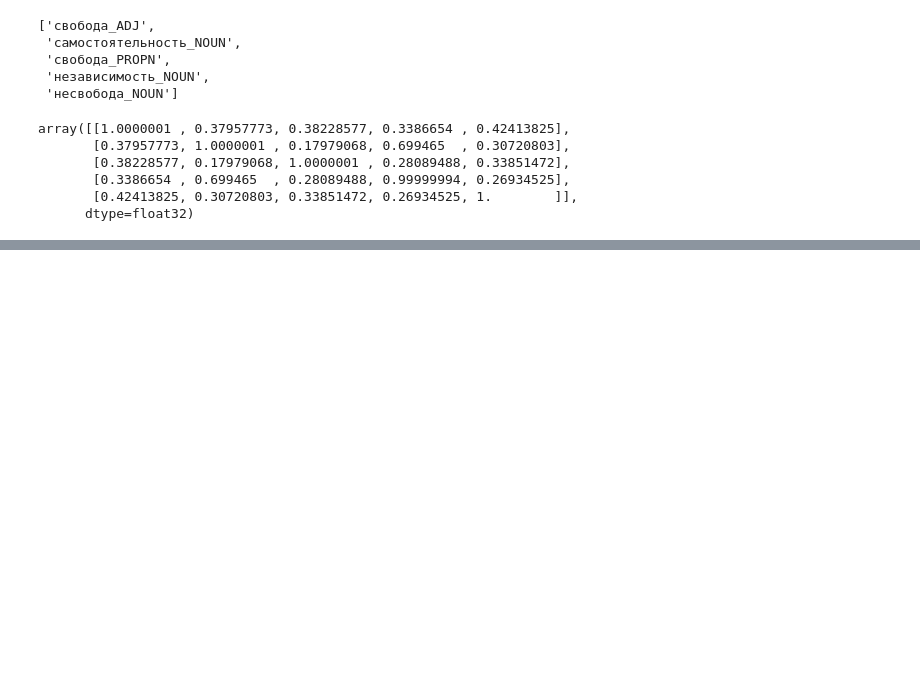
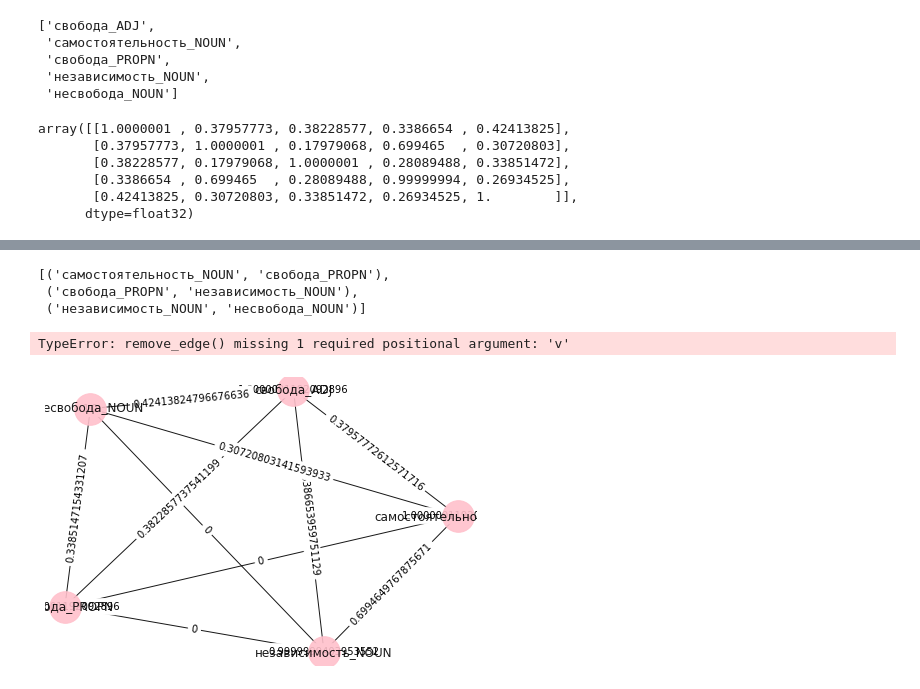
Before and after one commit to mitya8128/nlp_graph, a Jupyter notebook: w2v_graph.ipynb, the cells around one changed output, grey strips where cells are left out. Saved outputs shown, nothing was run; the diff lists cells and outputs as text; code cells hidden in the pictures; blank space fills up the shorter version.

```diff
--- a/w2v_graph.ipynb
+++ b/w2v_graph.ipynb
@@ -150,0 +166,6 @@ plt.show()
+# %%
+e
+# %% [output]
+[('самостоятельность_NOUN', 'свобода_PROPN'),
+ ('свобода_PROPN', 'независимость_NOUN'),
+ ('независимость_NOUN', 'несвобода_NOUN')]
@@ -151,3 +176,17 @@ plt.show()
+# %%
+for element in e:
+    H.remove_edge(element)
+# %% [output]
+TypeError: remove_edge() missing 1 required positional argument: 'v'
+# %%
+plt.figure()
+nx.draw(H,pos,edge_color='black',width=1,linewidths=1,\
+node_size=1000,node_color='pink',alpha=0.9,\
+labels={node:node for node in H.nodes()})
+nx.draw_networkx_edge_labels(H,pos=pos, edge_labels=labels)
+plt.show()
+# %% [output]
+[figure, added]
 # %%
 # # pipeline
 
```
Also changed, not shown: parts of 8 cells of this notebook.
